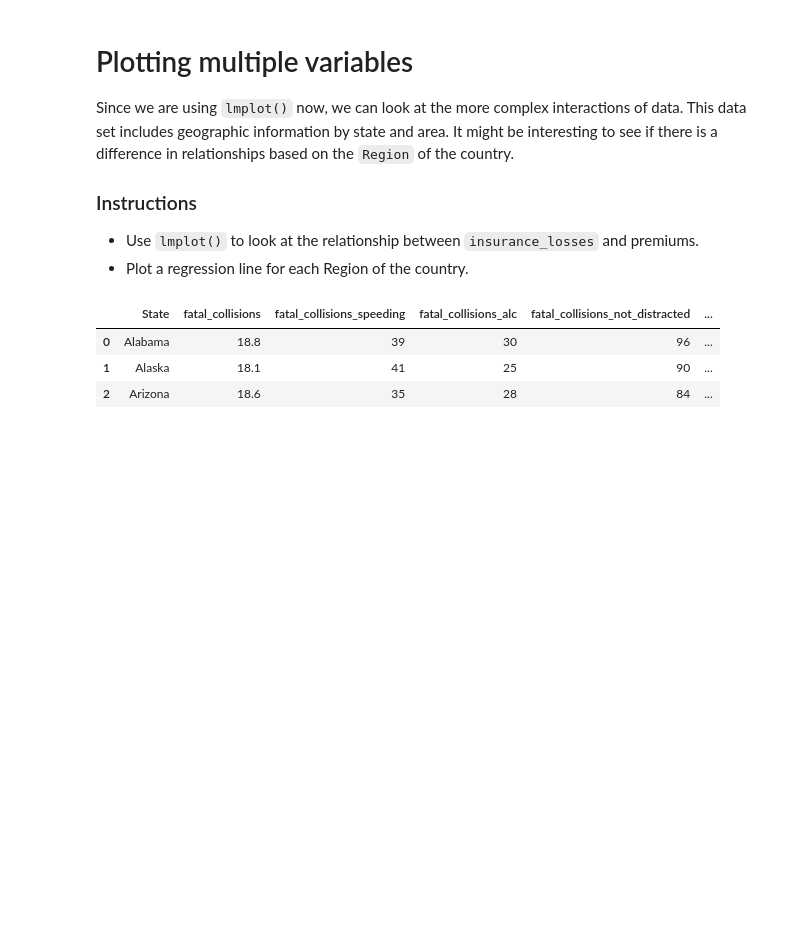
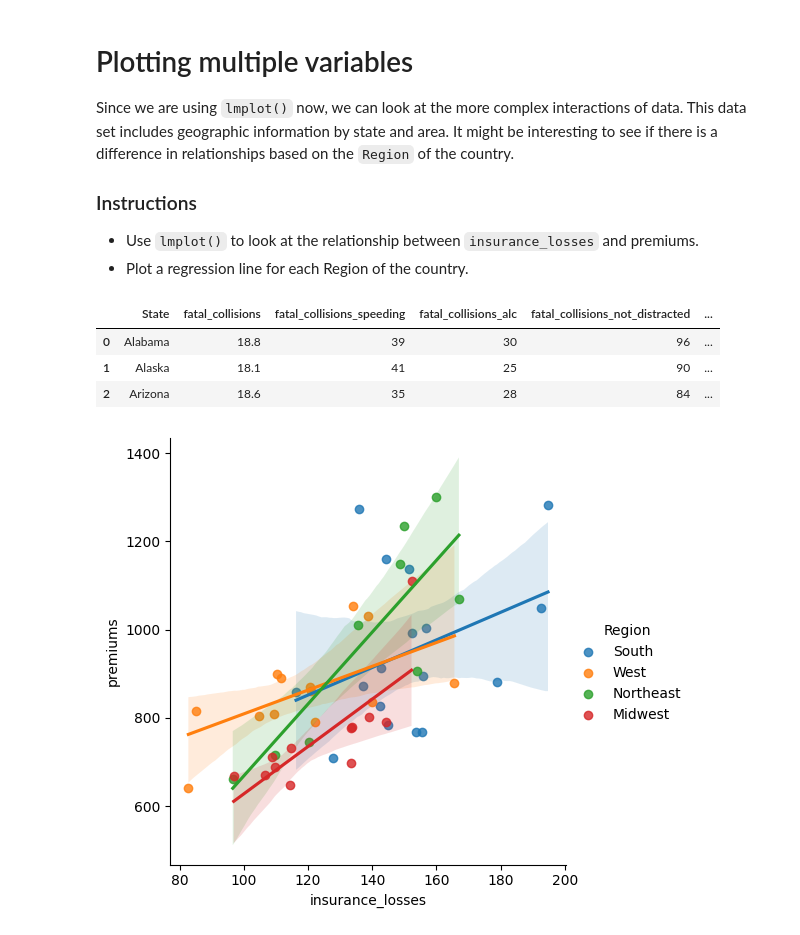
Before and after one commit to Garcarius/Data_Science_Python, a Jupyter notebook: datacamp - Data Scientist with Python/10_Intermediate Data Visualization with Seaborn/1_Seaborn Introduction/6_Plotting multiple variables.ipynb, the cells around one changed output. Cells and saved outputs as stored; diff of their text form; code cells hidden in the pictures; blank space fills up the shorter version.

```diff
--- a/datacamp - Data Scientist with Python/10_Intermediate Data Visualization with Seaborn/1_Seaborn Introduction/6_Plotting multiple variables.ipynb
+++ b/datacamp - Data Scientist with Python/10_Intermediate Data Visualization with Seaborn/1_Seaborn Introduction/6_Plotting multiple variables.ipynb
@@ -19,9 +19,11 @@ df.head(3)
 # %%
 # Create a regression plot using hue
 sns.lmplot(data=df,
            x="insurance_losses",
            y="premiums",
-           col="Region")
+           hue="Region")
 
 # Show the results
 plt.show()
+# %% [output]
+[figure, added]
```
Also changed, not shown: 13 other files.
